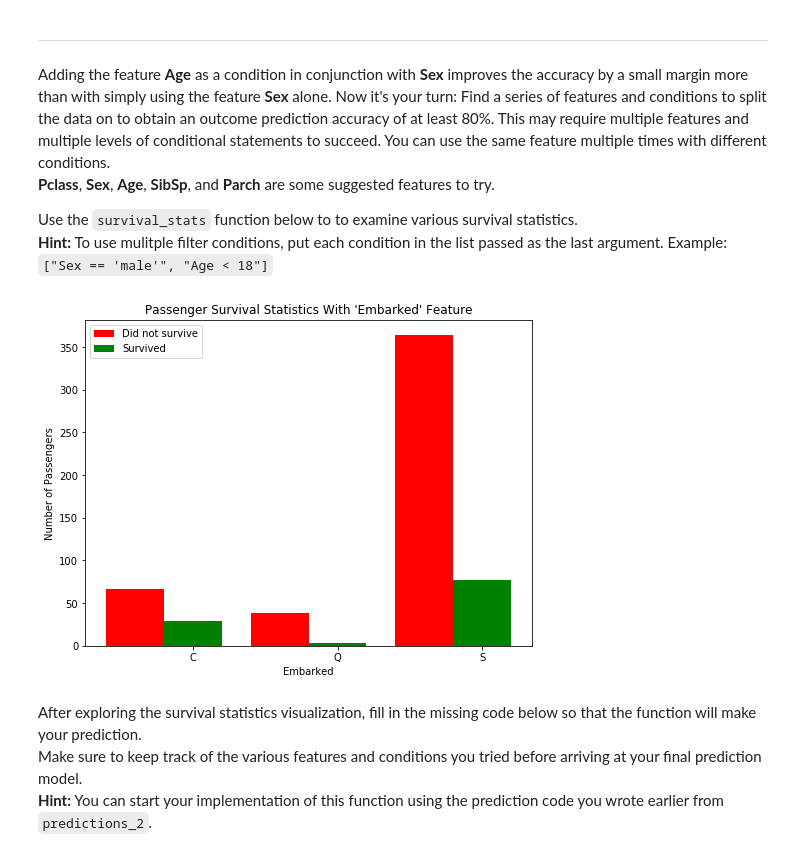
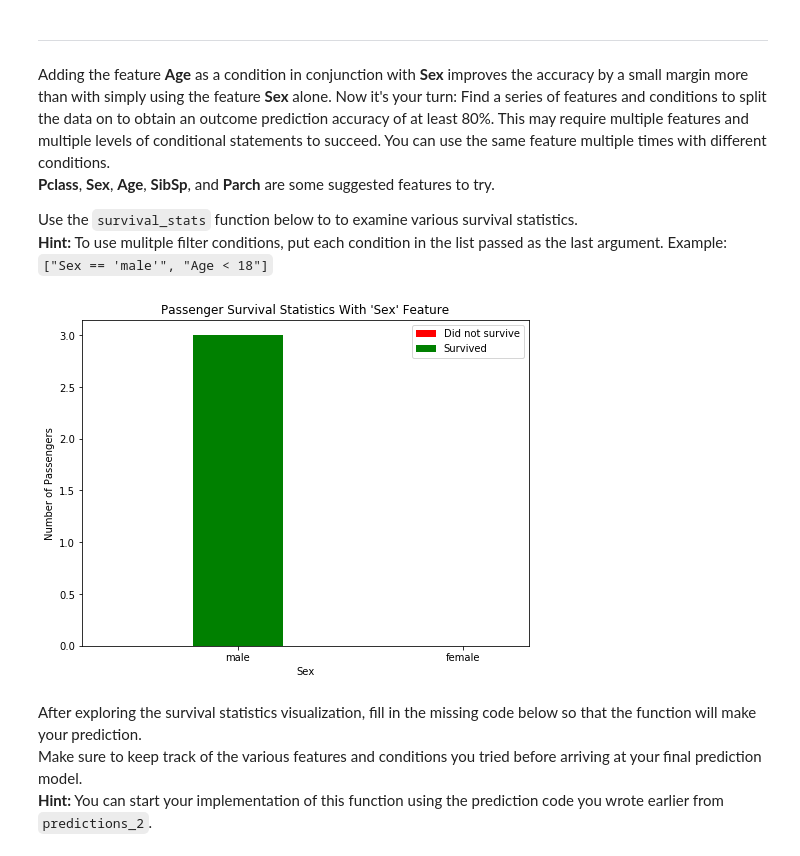
Before and after one commit to dirkhonda/udacity, a Jupyter notebook: titanic_survival_exploration/titanic_survival_exploration.ipynb, the cells around one changed output. Cells and saved outputs as stored; diff of their text form; code cells hidden in the pictures.

```diff
--- a/titanic_survival_exploration/titanic_survival_exploration.ipynb
+++ b/titanic_survival_exploration/titanic_survival_exploration.ipynb
@@ -215,12 +214,32 @@ Adding the feature **Age** as a condition in conjunction with **Sex** improves t
 
 Use the `survival_stats` function below to to examine various survival statistics.
 **Hint:** To use mulitple filter conditions, put each condition in the list passed as the last argument. Example: `["Sex == 'male'", "Age < 18"]`
-# %%
-#vs.survival_stats(data, outcomes, 'Fare', ["Sex == 'female'"])
-vs.survival_stats(data, outcomes, 'Embarked', ["Sex == 'male'"])
-#Pclass	Name	Sex	Age	SibSp	Parch	Ticket	Fare	Cabin	Embarked
-# %% [output]
-[figure, removed]
+# %%
+#vs.survival_stats(data, outcomes, 'Fare', ["Sex == 'female'"])
+#vs.survival_stats(data, outcomes, 'Fare', ["Sex == 'female'", "Pclass != 3"])
+#vs.survival_stats(data, outcomes, 'Age', ["Sex == 'male'","Age > 10" ])
+#vs.survival_stats(data, outcomes, 'Pclass', [])
+#vs.survival_stats(data, outcomes, 'Sex', [])
+#vs.survival_stats(data, outcomes, 'Fare', [])
+#vs.survival_stats(data, outcomes, 'SibSp', [])
+#vs.survival_stats(data, outcomes, 'Parch', [])
+
+#vs.survival_stats(data, outcomes, 'Pclass', ["Sex == 'female'"])
+#vs.survival_stats(data, outcomes, 'Age', ["Sex == 'female'", "Pclass != 3"])
+#vs.survival_stats(data, outcomes, 'Age', ["Sex == 'female'"])
+#vs.survival_stats(data, outcomes, 'Fare', ["Sex == 'female'"])
+#vs.survival_stats(data, outcomes, 'SibSp', ["Sex == 'female'"])
+#vs.survival_stats(data, outcomes, 'Parch', ["Sex == 'female'"])
+
+#vs.survival_stats(data, outcomes, 'Pclass', ["Sex == 'male'"])
+#vs.survival_stats(data, outcomes, 'Age', ["Sex == 'male'"])
+#vs.survival_stats(data, outcomes, 'Fare', ["Sex == 'male'"])
+#vs.survival_stats(data, outcomes, 'SibSp', ["Sex == 'male'"])
+#vs.survival_stats(data, outcomes, 'Parch', ["Sex == 'male'"])
+#vs.survival_stats(data, outcomes, 'Sex', ["Fare == 0"])
+vs.survival_stats(data, outcomes, 'Sex', ["Sex == 'male'", "Fare == 26.55", "Age < 40"])
+# %% [output]
+[figure, added]
 # %% [markdown]
 After exploring the survival statistics visualization, fill in the missing code below so that the function will make your prediction.
 Make sure to keep track of the various features and conditions you tried before arriving at your final prediction model.
```
Also changed, not shown: parts of 7 cells of this notebook, 1 other file.
